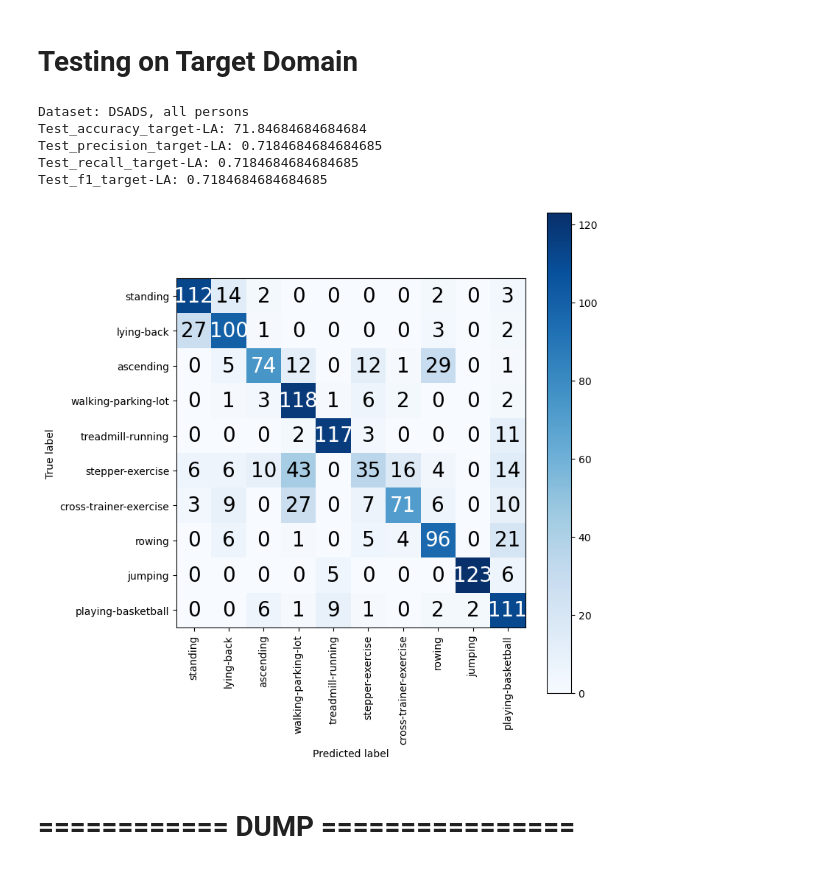
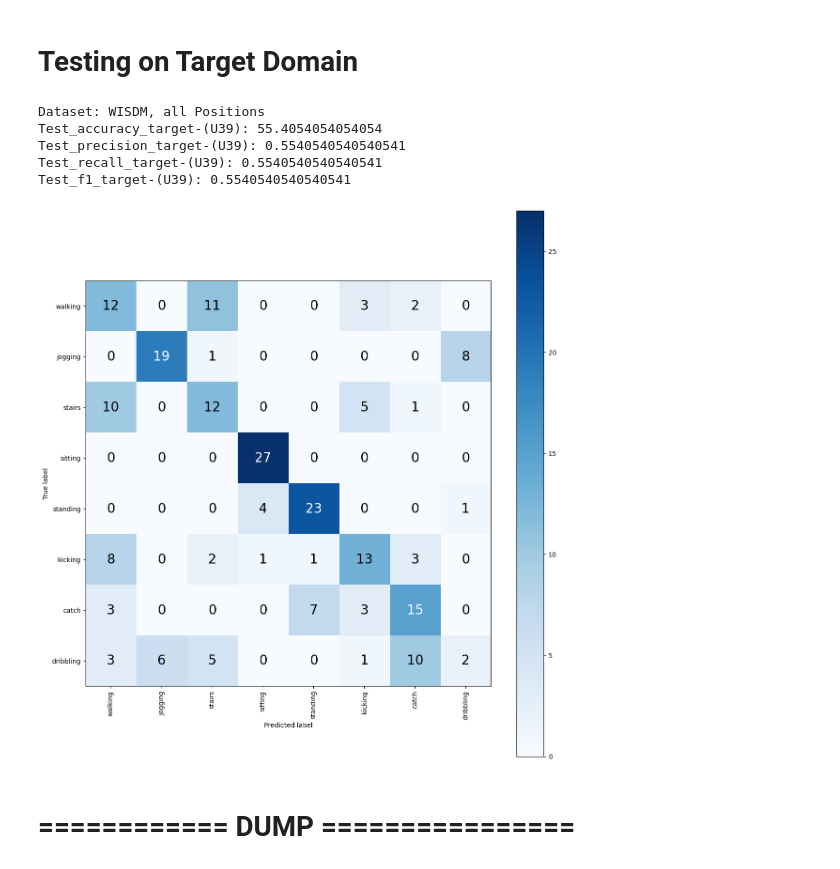
Before and after one commit to SohamKhisa/VaCDA, a Jupyter notebook: vacda.ipynb, the cells around one changed output. Drawn from its saved outputs; the diff is of its cells as text; code cells hidden in the pictures.

```diff
--- a/vacda.ipynb
+++ b/vacda.ipynb
@@ -199,22 +249,36 @@ DEVICE = torch.device('cuda:'+str(gpu_id) if torch.cuda.is_available() else 'cpu
 # %%
 if dataset == "DSADS":
     AXIS = 3
+    # for reading imu data
     FROM = 0
     TO = FROM+3
+    # for activity label
     START = 4
     END = 5
 elif dataset == "OPP":
     AXIS = 3
+    # for reading imu data
     FROM = 0
     TO = FROM+3
+    # for activity label
     START = 3
     END = 4
 elif dataset == "PAMAP":
     AXIS = 3
+    # for reading imu data
     FROM = 0
     TO = FROM+3
+    # for activity label
     START = 4
     END = 5
+elif dataset == "WISDM":
+    AXIS = 3
+    # for reading imu data
+    FROM = 2
+    TO = FROM+3
+    # for activity label
+    START = 1
+    END = 2
 # %%
 if task == "Cross-Position":
     if dataset == "DSADS":
@@ -859,7 +905,6 @@ log_file = open(log_filename, "w")
 #============================
 # Training
 #============================
-global_steps = 0
 # train loop
 for epoch in tqdm.tqdm(range(N_EPOCH), desc='total progress'):
     encoder.train()
@@ -928,7 +973,7 @@ for epoch in tqdm.tqdm(range(N_EPOCH), desc='total progress'):
 
         # ==========KL divergence=========
         kld = -0.5 * torch.sum(1 + logvar - mu.pow(2) - logvar.exp())
-        kldAug = -0.5 * torch.sum(1 + logvarAug - muAug.pow(2) - logvarAug.exp())
+        # kldAug = -0.5 * torch.sum(1 + logvarAug - muAug.pow(2) - logvarAug.exp())
 
         # ========contrastive loss========
         # ------ contrastive loss 1 ------
@@ -1789,40 +1841,52 @@ with torch.no_grad():
         print(f"Test_accuracy_target-{domains[target]}: {testAcc}")
         print(f"Test_precision_target-{domains[target]}: {precision}")
         print(f"Test_recall_target-{domains[target]}: {recall}")
         print(f"Test_f1_target-{domains[target]}: {f1}")
 
         test_file.write(f"Dataset: {dataset}, all persons\n")
         test_file.write(f"Test_accuracy_target-{domains[target]}:{testAcc}\n")
         test_file.write(f"Test_precision_target-{domains[target]}:{precision}\n")
         test_file.write(f"Test_recall_target-{domains[target]}:{recall}\n")
         test_file.write(f"Test_f1_target-{domains[target]}:{f1}\n")
 
     elif task == "Cross-Person":
         target_string = ", ".join([domains[i] for i in target])
         print(f"Dataset: {dataset}, all Positions")
         print(f"Test_accuracy_target-({target_string}): {testAcc}")
         print(f"Test_precision_target-({target_string}): {precision}")
         print(f"Test_recall_target-({target_string}): {recall}")
         print(f"Test_f1_target-({target_string}): {f1}")
 
         test_file.write(f"Dataset: {dataset}, all positions\n")
         test_file.write(f"Test_accuracy_target-({target_string}):{testAcc}\n")
         test_file.write(f"Test_precision_target-({target_string}):{precision}\n")
         test_file.write(f"Test_recall_target-({target_string}):{recall}\n")
         test_file.write(f"Test_f1_target-({target_string}):{f1}\n")
 
+    elif task == "Cross-Device":
+        target_string = ", ".join([domains[i] for i in target])
+        print(f"Dataset: {dataset}, all persons")
+        print(f"Test_accuracy_target-({target_string}): {testAcc}")
+        print(f"Test_precision_target-({target_string}): {precision}")
+        print(f"Test_recall_target-({target_string}): {recall}")
+        print(f"Test_f1_target-({target_string}): {f1}")
+
+        test_file.write(f"Dataset: {dataset}, all persons\n")
+        test_file.write(f"Test_accuracy_target-({target_string}):{testAcc}\n")
+        test_file.write(f"Test_precision_target-({target_string}):{precision}\n")
+        test_file.write(f"Test_recall_target-({target_string}):{recall}\n")
+        test_file.write(f"Test_f1_target-({target_string}):{f1}\n")
+
     test_file.close()
     # Compute the confusion matrix
-    cm = confusion_matrix(all_labels, all_preds)
+    conmat = confusion_matrix(all_labels, all_preds)
     # Plot and save the confusion matrix
     plot_save_path = save_path  # Save path for the confusion matrix plot
-    plot_confusion_matrix(cm, classes=activities, normalize=False, title='Confusion_Matrix', plot_save_path=plot_save_path, show=True)
+    plot_confusion_matrix(conmat, classes=activities, normalize=False, title='Confusion_Matrix', plot_save_path=plot_save_path, show=True)
 # %% [output]
-Dataset: DSADS, all persons
-Test_accuracy_target-LA: 71.84684684684684
-Test_precision_target-LA: 0.7184684684684685
-Test_recall_target-LA: 0.7184684684684685
-Test_f1_target-LA: 0.7184684684684685
+Dataset: WISDM, all Positions
+Test_accuracy_target-(U39): 55.4054054054054
+Test_precision_target-(U39): 0.5540540540540541
+Test_recall_target-(U39): 0.5540540540540541
+Test_f1_target-(U39): 0.5540540540540541
-[figure, old version]
+[figure, new version]
-# %% [markdown]
-# ============ DUMP ================
@@ -2054,0 +1893,2 @@ Test_f1_target-LA: 0.7184684684684685
+# %% [markdown]
+# ============ DUMP ================
```
Also changed, not shown: parts of 32 cells of this notebook, 7 other files.
